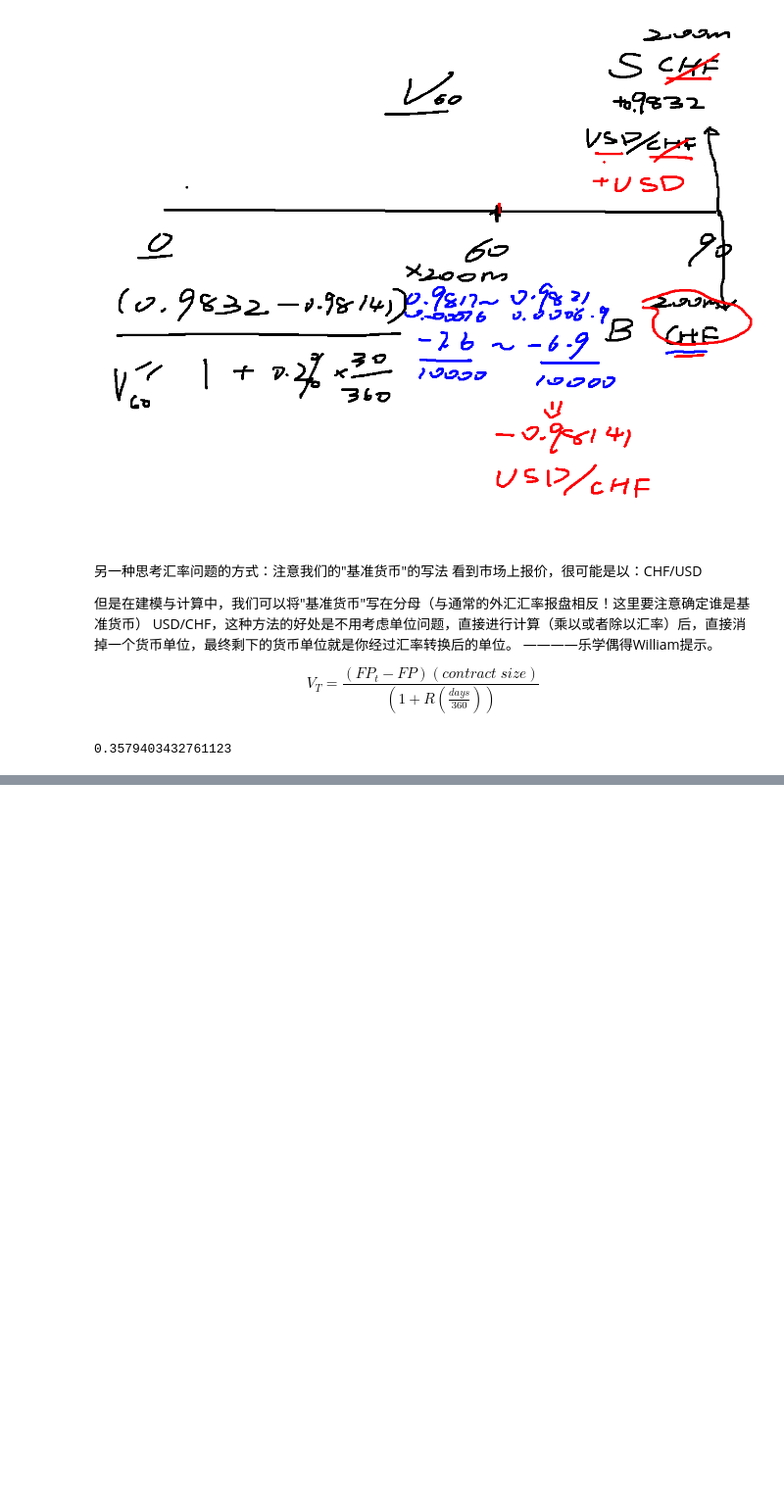
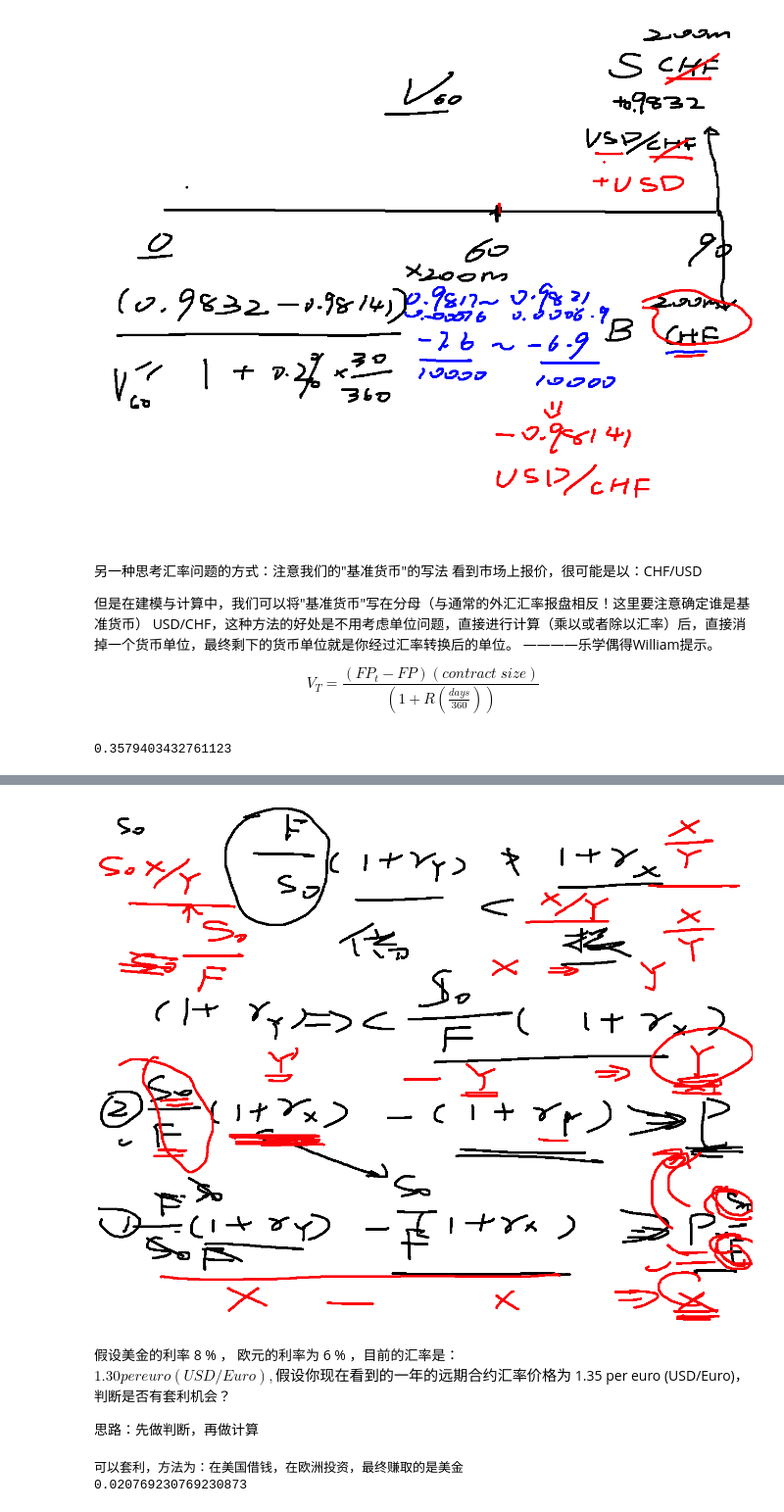
Before and after one commit to williamjiamin/LXOD_FinTech_Intro, a Jupyter notebook: 3.经济学原理入门/3.汇率与远期汇率相关套利.ipynb, the cells around one changed output, grey strips where cells are left out. Shown at 98% size. Drawn from its saved outputs; the diff is of its cells as text; code cells hidden in the pictures; blank space fills up the shorter version.

```diff
--- a/3.经济学原理入门/3.汇率与远期汇率相关套利.ipynb
+++ b/3.经济学原理入门/3.汇率与远期汇率相关套利.ipynb
@@ -88,0 +104,24 @@ print(FC_Value)
+# %%
+from IPython.display import Image
+Image(filename='4.跨国套利理论与计算4.png')
+# %% [output]
+[figure, added]
+# %% [markdown]
+假设美金的利率 8 %  ， 欧元的利率为 6 % ，目前的汇率是：
+$ 1.30 per euro (USD/Euro) ,假设你现在看到的一年的远期合约汇率价格为 $ 1.35 per euro (USD/Euro)，判断是否有套利机会？
+
+思路：先做判断，再做计算
+# %%
+def calculate_IRP(F,S,r_Euro,r_USD):
+    if (F/S)*(1+r_Euro) > (1 +r_USD):
+        V = (F/S)*(1+r_Euro) - (1 +r_USD)
+        print("可以套利，方法为：在美国借钱，在欧洲投资，最终赚取的是美金")
+        print(V)
+    else:
+        V = (S/F)*(1+r_USD) - (1 +r_Euro)
+        print("可以套利，方法为：在欧洲借钱，在美国投资，最终赚取的是欧元")
+        print(V)
+calculate_IRP(1.35,1.30,0.06,0.08)
+# %% [output]
+可以套利，方法为：在美国借钱，在欧洲投资，最终赚取的是美金
+0.020769230769230873
```
Also changed, not shown: parts of 3 cells of this notebook, 1 other file.
